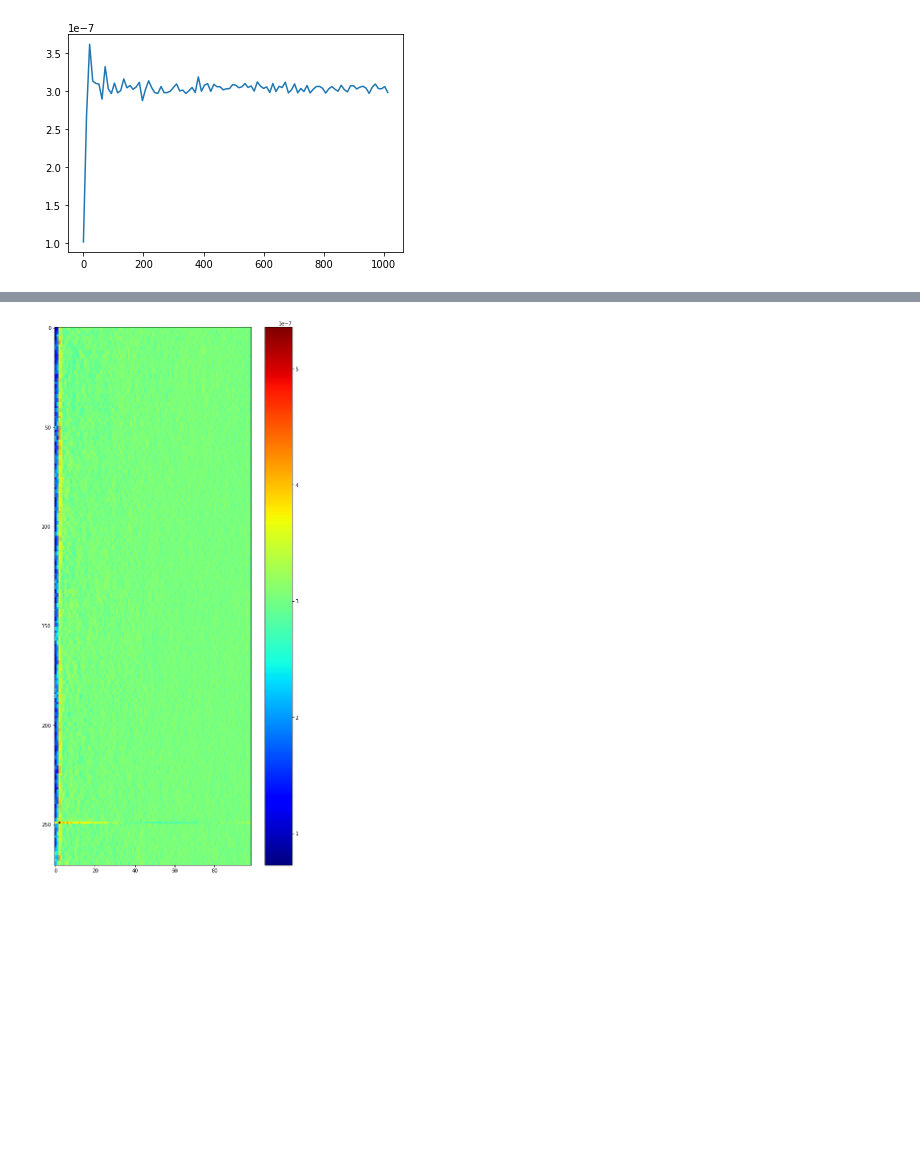
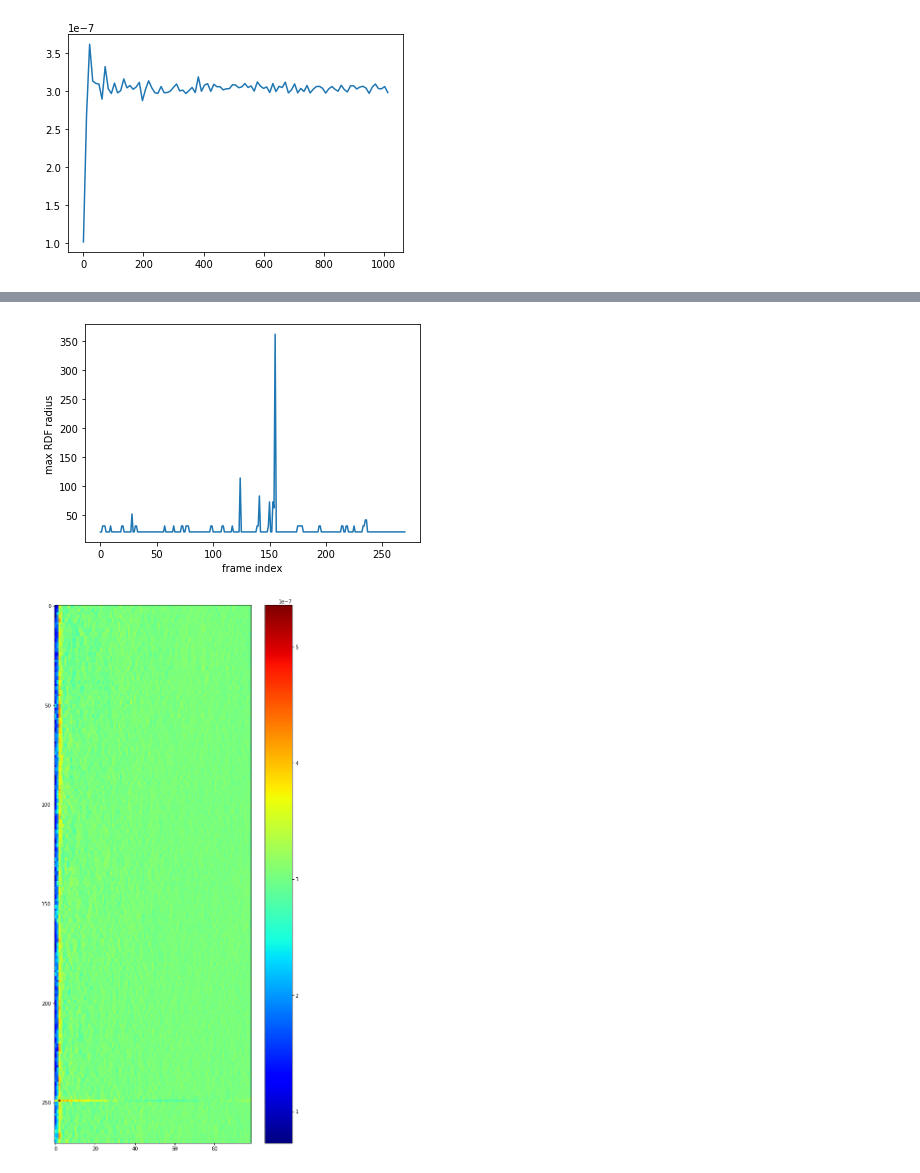
Before and after one commit to javadnoorb/flowermodel, a Jupyter notebook: notebooks/2019-09-15-flower-data-analysis.ipynb, the cells around one changed output, grey strips where cells are left out. Saved outputs shown, nothing was run; the diff lists cells and outputs as text; code cells hidden in the pictures; blank space fills up the shorter version.

```diff
--- a/notebooks/2019-09-15-flower-data-analysis.ipynb
+++ b/notebooks/2019-09-15-flower-data-analysis.ipynb
@@ -99,2 +142,8 @@ rvals, rdfs = v.get_rdf(color1, color2)
+# %%
+plt.plot(rvals[rdfs.argmax(axis=1)])
+plt.xlabel('frame index');
+plt.ylabel('max RDF radius');
+# %% [output]
+[figure, added]
 # %%
 plt.figure(figsize=(10, 20))
```
Also changed, not shown: parts of 13 cells of this notebook, 2 other files.
